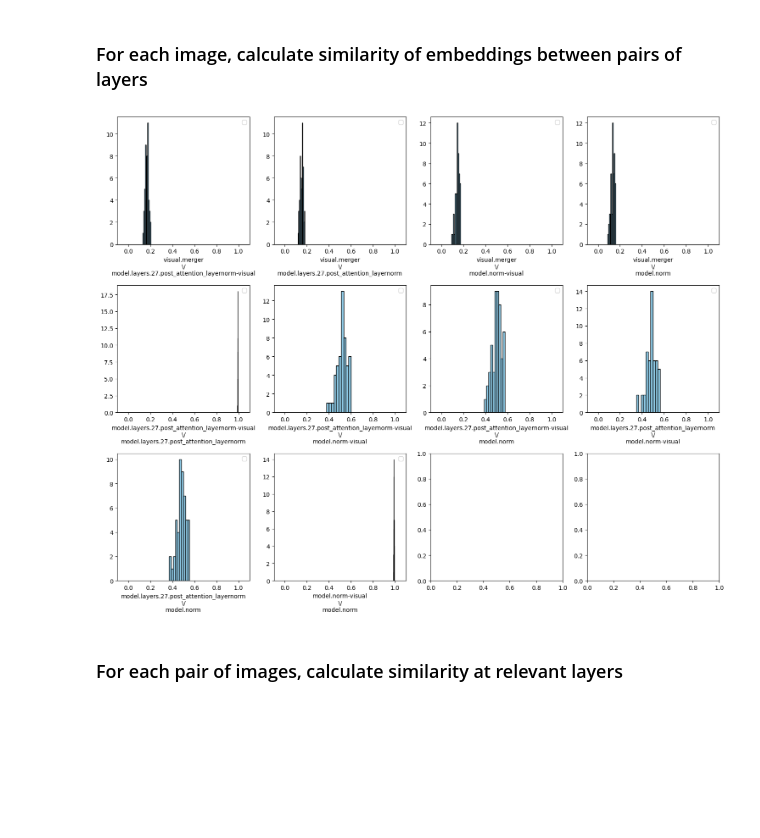
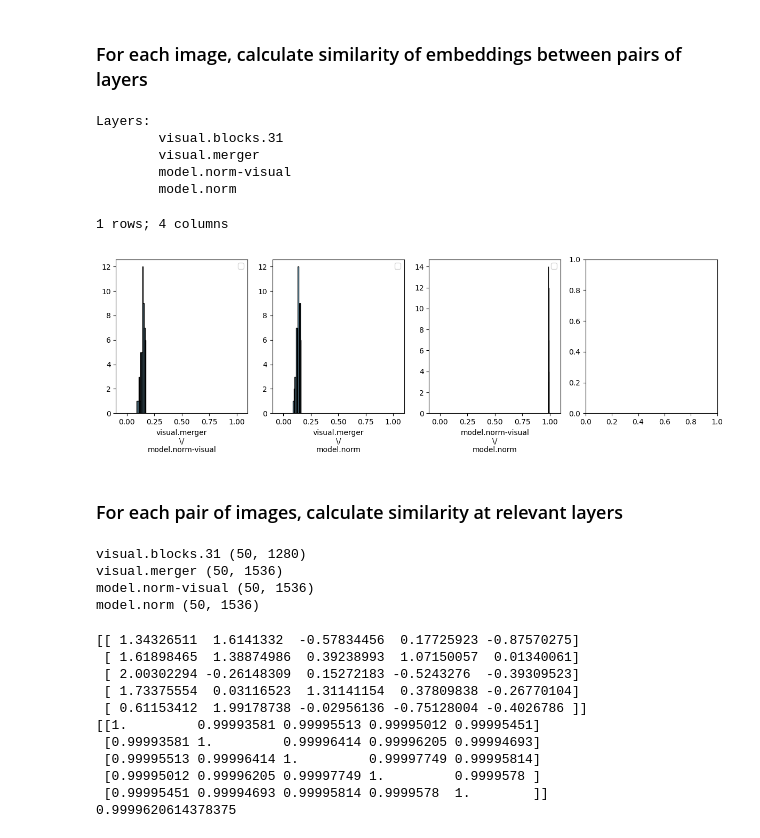
Before and after one commit to allisonchen23/vlm-lens, a Jupyter notebook: notebooks/get_representations.ipynb, the cells around one changed output. Cells and saved outputs as stored; diff of their text form; code cells hidden in the pictures; blank space fills up the shorter version.

Commit message:
added visual.blocks.31 as part of output to analyze

```diff
--- a/notebooks/get_representations.ipynb
+++ b/notebooks/get_representations.ipynb
@@ -128,8 +142,6 @@ True
 # %% [markdown]
 ### For each image, calculate similarity of embeddings between pairs of layers
 # %%
-
-
 module_names = []
 module_embeddings = []
 # Get input_ids
@@ -169,9 +181,9 @@ for module in config.modules:
     module_names.append(module_name)
     module_embeddings.append(mean_embeddings)
 
-# TODO: for each unique layer in DB (or is this saved in model.config?), get the embedding representations
-# TODO: Create similarity matrix for each pair of layers (averaged over (B * (B-1) / 2)), and save a visual representation
-
+print("Layers:")
+for layer in module_names:
+    print("\t{}".format(layer))
 n_modules = len(module_names)
 
 comparison_names = []
@@ -194,37 +206,93 @@ for i in range(n_modules - 1):
 
         comparison_names.append("{}\n\/\n{}".format(name_i, name_j))
         cosine_sims.append(cosine_sim)
+# %% [output]
+Layers:
+        visual.blocks.31
+        visual.merger
+        model.norm-visual
+        model.norm
 # %%
+# Graph histograms of similarity scores for each pair of layers
 n_graphs = len(comparison_names)
 n_cols = 4
 n_rows = n_graphs // n_cols + 1
-fig, axes = plt.subplots(n_rows, n_cols, figsize=(15, 12))
+print("{} rows; {} columns".format(n_rows, n_cols))
+fig, axes = plt.subplots(n_rows, n_cols, figsize=(3 * n_cols, 4 * n_rows))
 
 graph_idx = 0
 # for idx in range(n_graphs):
 for row_idx in range(n_rows):
     if graph_idx >= n_graphs:
         break
     for col_idx in range(n_cols):
         if graph_idx >= n_graphs:
             break
-        ax = axes[row_idx][col_idx]
+        if n_rows > 1:
+            ax = axes[row_idx][col_idx]
+        else:
+            ax = axes[col_idx]
         comparison_name = comparison_names[graph_idx]
         cosine_sim = cosine_sims[graph_idx]
 
-        fig, axes[row_idx][col_idx], _ = visualizations.histogram(
+        fig, ax, _ = visualizations.histogram(
             data=cosine_sim,
             fig=fig,
             ax=ax,
             xlim=[-0.1, 1.1],
             xlabel=comparison_name,
             show=False
         )
-        axes[row_idx][col_idx] = ax
+        if n_rows > 1:
+            axes[row_idx][col_idx] = ax
+        else:
+            axes[col_idx] = ax
         graph_idx += 1
 plt.tight_layout()
 plt.show()
 # %% [output]
+1 rows; 4 columns
-[figure, old version]
+[figure, new version]
 # %% [markdown]
 ### For each pair of images, calculate similarity at relevant layers
+# %%
+for name, embs in zip(module_names, module_embeddings):
+    print(name, embs.shape)
+# %% [output]
+visual.blocks.31 (50, 1280)
+visual.merger (50, 1536)
+model.norm-visual (50, 1536)
+model.norm (50, 1536)
+# %%
+# For each layer
+module_similarities = []
+for name, embs in zip(module_names, module_embeddings):
+
+    # Compute similarity with same matrix
+    module_sim = db_utils.cosine_similarity_numpy(embs, embs)
+    # Assert similarity is symmetric
+    assert np.array_equal(module_sim, module_sim.T)
+
+    if name == "visual.blocks.31":
+        print(embs[:5, :5])
+        print(module_sim[:5, :5])
+        print(np.mean(module_sim))
+    # Get Upper Triangular Matrix values (excluding diagonal) and flatten
+    n_samples = module_sim.shape[0]
+    ut_idxs = np.triu_indices(n_samples, k=1)
+    sim_values = module_sim[ut_idxs]
+    assert len(sim_values) == n_samples * (n_samples - 1) / 2
+    # Store values in list
+    module_similarities.append(sim_values)
+# %% [output]
+[[ 1.34326511  1.6141332  -0.57834456  0.17725923 -0.87570275]
+ [ 1.61898465  1.38874986  0.39238993  1.07150057  0.01340061]
+ [ 2.00302294 -0.26148309  0.15272183 -0.5243276  -0.39309523]
+ [ 1.73375554  0.03116523  1.31141154  0.37809838 -0.26770104]
+ [ 0.61153412  1.99178738 -0.02956136 -0.75128004 -0.4026786 ]]
+[[1.         0.99993581 0.99995513 0.99995012 0.99995451]
+ [0.99993581 1.         0.99996414 0.99996205 0.99994693]
+ [0.99995513 0.99996414 1.         0.99997749 0.99995814]
+ [0.99995012 0.99996205 0.99997749 1.         0.9999578 ]
+ [0.99995451 0.99994693 0.99995814 0.9999578  1.        ]]
+0.9999620614378375
```
Also changed, not shown: parts of 5 cells of this notebook, 1 other file.
